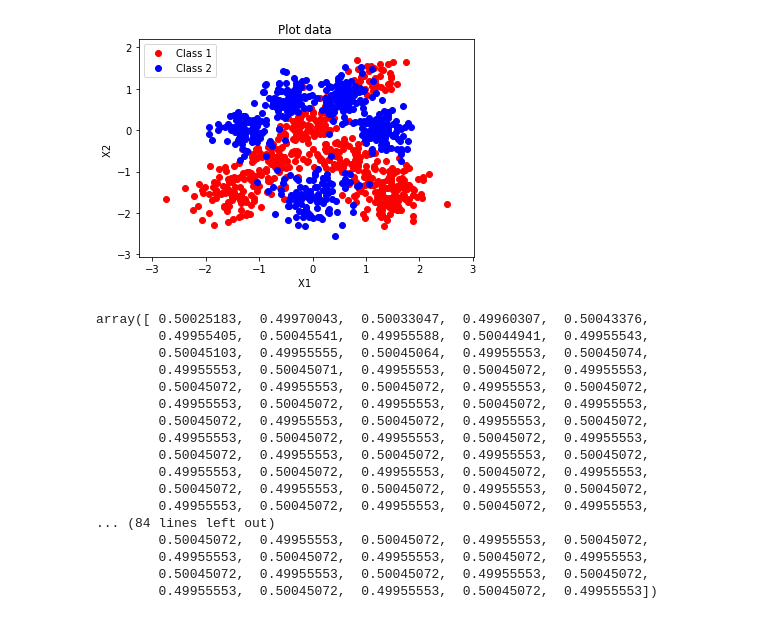
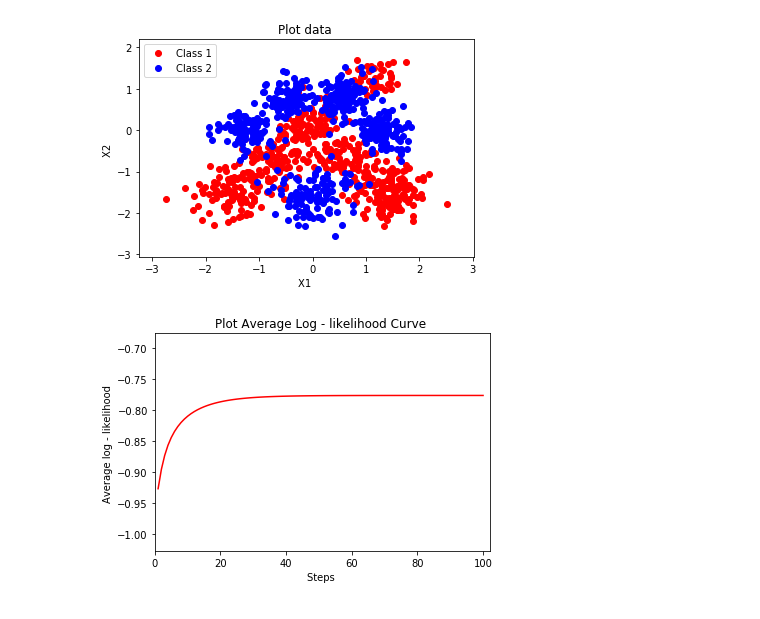
Before and after one commit to wtywty5ty/MLSALT1_CW1, a Jupyter notebook: CW1.ipynb, the cells around one changed output. Drawn from its saved outputs; the diff is of its cells as text; code cells hidden in the pictures.

```diff
--- a/CW1.ipynb
+++ b/CW1.ipynb
@@ -15,16 +15,16 @@ yin = y.reshape(1000, 1)
 Xin = np.concatenate((np.ones((X.shape[0], 1)), X), axis=1)
 
 
-# split the dataset into training and test sets
+#Question d; split the dataset into training and test sets
 indices=np.random.permutation(X.shape[0])
 train_id, test_id = indices[:800], indices[800:]
-X_train, X_test = Xin[train_id, :], X[test_id, :]
-y_train, y_test = yin[train_id], y[test_id]
+X_train, X_test = Xin[train_id, :], Xin[test_id, :]
+y_train, y_test = yin[train_id], yin[test_id]
 # %%
-# define functions for training
+#Question e; define functions for training
 
-def sigmoid(w, X):
-    return 1.0 / (1 + np.exp(-np.dot(X, w)))
+def sigmoid(weights, X):
+    return 1.0 / (1 + np.exp(-np.dot(X, weights)))
 
 def gradAscent(dataset, label, weights, learnRate):
     s = sigmoid(weights, dataset)
@@ -44,27 +44,13 @@ def train(dataset, label, learnRate, iterations):
 def logLikelihood(dataset, label, record):
     ll = np.zeros(record.shape[0])
     for i in range(record.shape[0]):
-        ll[i] = np.mean(np.abs(label - 1 + sigmoid(record[i, :].T, dataset)))
+        ll[i] = np.mean(label * np.log(sigmoid(record[i, :], dataset)) +
+                (1-label) * np.log(1 - sigmoid(record[i, :], dataset)))
     return ll
+
+weights, record = train(X_train, y_train, 0.001, 100)
-# %%
-weights, record = train(X_train, y_train, 0.01, 500)
-ll = logLikelihood(X_train, y_train, record)
-ll
-# %% [output]
-array([ 0.50025183,  0.49970043,  0.50033047,  0.49960307,  0.50043376,
-        0.49955405,  0.50045541,  0.49955588,  0.50044941,  0.49955543,
-        0.50045103,  0.49955555,  0.50045064,  0.49955553,  0.50045074,
-        0.49955553,  0.50045071,  0.49955553,  0.50045072,  0.49955553,
-        0.50045072,  0.49955553,  0.50045072,  0.49955553,  0.50045072,
-        0.49955553,  0.50045072,  0.49955553,  0.50045072,  0.49955553,
-        0.50045072,  0.49955553,  0.50045072,  0.49955553,  0.50045072,
-        0.49955553,  0.50045072,  0.49955553,  0.50045072,  0.49955553,
-        0.50045072,  0.49955553,  0.50045072,  0.49955553,  0.50045072,
-        0.49955553,  0.50045072,  0.49955553,  0.50045072,  0.49955553,
-        0.50045072,  0.49955553,  0.50045072,  0.49955553,  0.50045072,
-        0.49955553,  0.50045072,  0.49955553,  0.50045072,  0.49955553,
-... (84 lines left out)
-        0.50045072,  0.49955553,  0.50045072,  0.49955553,  0.50045072,
-        0.49955553,  0.50045072,  0.49955553,  0.50045072,  0.49955553,
-        0.50045072,  0.49955553,  0.50045072,  0.49955553,  0.50045072,
-        0.49955553,  0.50045072,  0.49955553,  0.50045072,  0.49955553])
+# %%
+llTrain = logLikelihood(X_train, y_train, record)
+plot_ll(llTrain)
+# %% [output]
+[figure, added]
```
Also changed, not shown: parts of 6 cells of this notebook, 1 other file.
